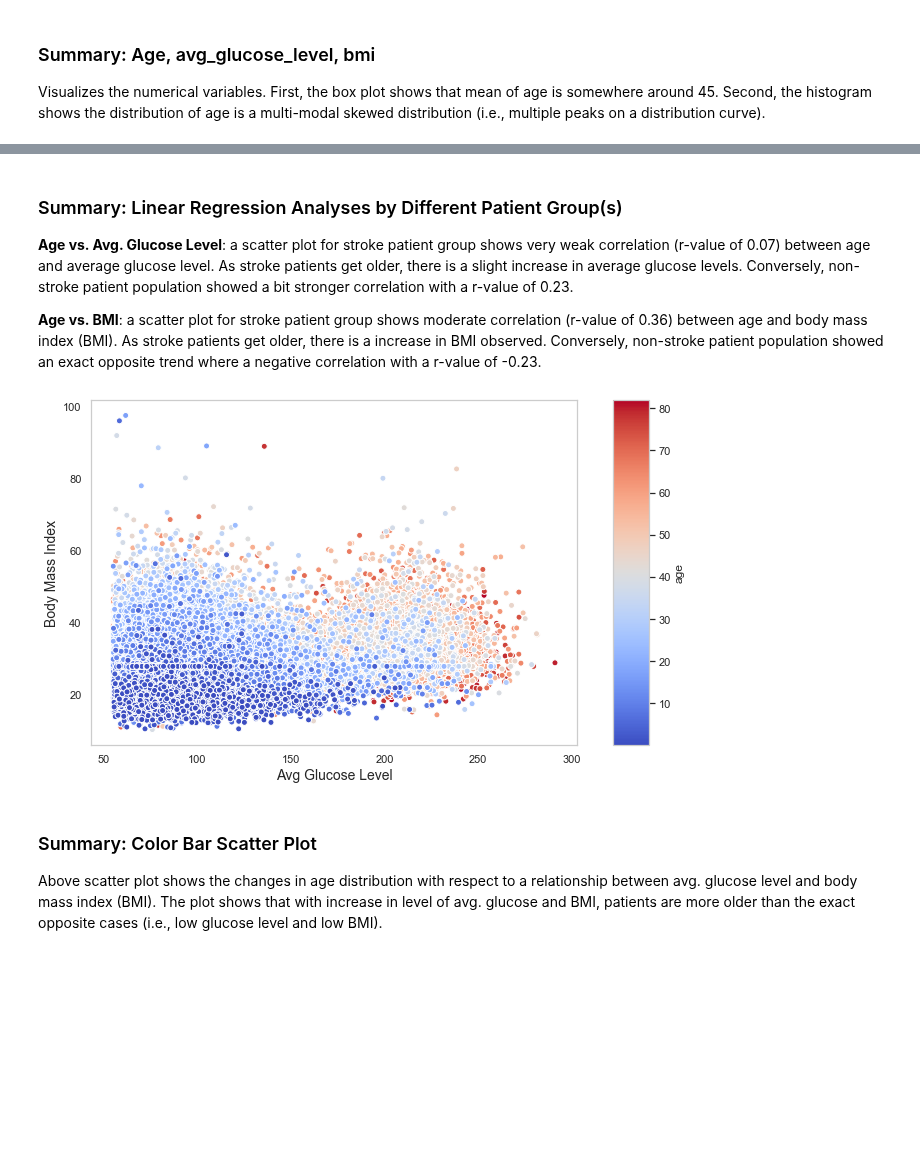
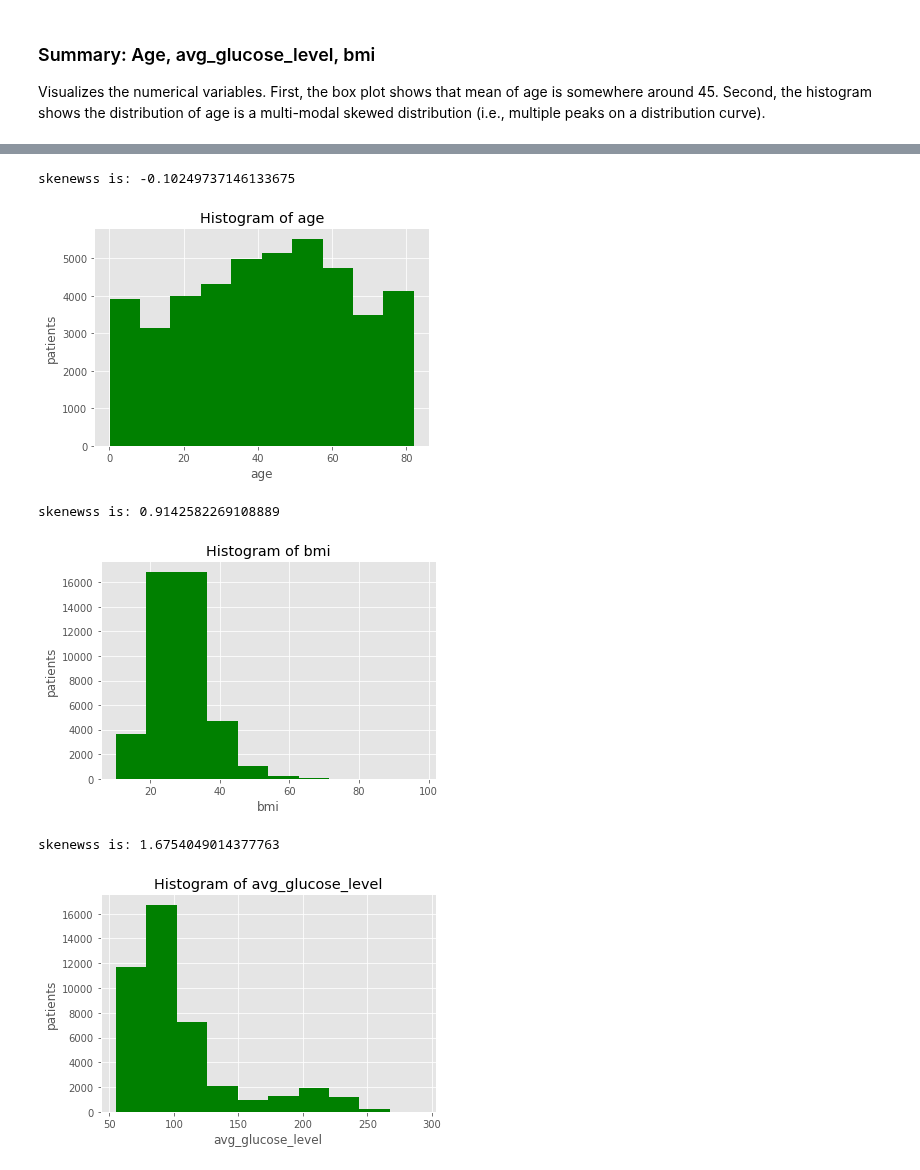
Before and after one commit to yoots88/portfolio, a Jupyter notebook: p1_stroke_risk/p1_stroke_risk_pred_eda.ipynb, the cells around one changed output, grey strips where cells are left out. Cells and saved outputs as stored; diff of their text form; code cells hidden in the pictures; blank space fills up the shorter version.

```diff
--- a/p1_stroke_risk/p1_stroke_risk_pred_eda.ipynb
+++ b/p1_stroke_risk/p1_stroke_risk_pred_eda.ipynb
@@ -354,20 +26,0 @@ def EDA_plot_color_sc_scatter(df, var1, lab1,
-# %%
-# Define input CSVs:
-if __name__ == '__main__':
-    eda_file = 'df_eda_stroke.csv'
-
-# Define type of variables list:
-#df_eda.select_dtypes(include='object').columns
-cat_vars = ['gender', 'hypertension', 'heart_disease', 'ever_married',
-            'work_type', 'Residence_type', 'smoking_status']
-
-#df_eda.select_dtypes(include='int64').columns
-#df_eda.select_dtypes(include='float64').columns
-num_vars = ['age', 'avg_glucose_level', 'bmi']
-label_var = 'stroke'
-
-# Define variable(s) to drop:
-list_vars =['id']
-
-# Load data
-df_eda = load_file(eda_file)
@@ -373,0 +251,17 @@ df_eda = load_file(eda_file)
+# %%
+# --- 2. Load the data --- #
+# define input CSVs:
+if __name__ == '__main__':
+    eda_file = 'stroke_train.csv'
+
+# load data:
+df_eda = load_file(eda_file)
+
+# check data types:
+df_eda.info()
+
+# define variable list:
+cat_vars = list(df_eda.select_dtypes(include='object').columns)
+num_vars = list(df_eda.select_dtypes(include='float64').columns)
+label_var = 'stroke'
+id_var = 'id'
@@ -733,19 +417,15 @@ plt.show()
-# %% [markdown]
-### Summary: Linear Regression Analyses by Different Patient Group(s) ###
-
-**Age vs. Avg. Glucose Level**: a scatter plot for stroke patient group shows very weak correlation (r-value of 0.07) between age and average glucose level. As stroke patients get older, there is a slight increase in average glucose levels. Conversely, non-stroke patient population showed a bit stronger correlation with a r-value of 0.23.
-
-**Age vs. BMI**: a scatter plot for stroke patient group shows moderate correlation (r-value of 0.36) between age and body mass index (BMI). As stroke patients get older, there is a  increase in BMI observed. Conversely, non-stroke patient population showed an exact opposite trend where a negative correlation with a r-value of -0.23.
-# %%
-#################################################################
-#---- Plot color scaled scatter plots by numerical variable ----#
-#################################################################
-EDA_plot_color_sc_scatter(df_eda, 'avg_glucose_level','Avg Glucose Level',
-                          'bmi', 'Body Mass Index', 'age')
-plt.show()
-# %% [output]
-[figure, removed]
-# %% [markdown]
-### Summary: Color Bar Scatter Plot ###
-
-Above scatter plot shows the changes in age distribution with respect to a relationship between avg. glucose level and body mass index (BMI). The plot shows that with increase in level of avg. glucose and BMI, patients are more older than the exact opposite cases (i.e., low glucose level and low BMI).
+# %%
+# ---6 visualize data: uni-variate ---
+# plot a histogram:
+plot_hist(df_eda, 'age')
+
+plot_hist(df_eda, 'bmi')
+
+plot_hist(df_eda, 'avg_glucose_level')
+# %% [output]
+skenewss is: -0.10249737146133675
+[figure, added]
+skenewss is: 0.9142582269108889
+[figure, added]
+skenewss is: 1.6754049014377763
+[figure, added]
```
Also changed, not shown: parts of 51 cells of this notebook, 10 other files.
